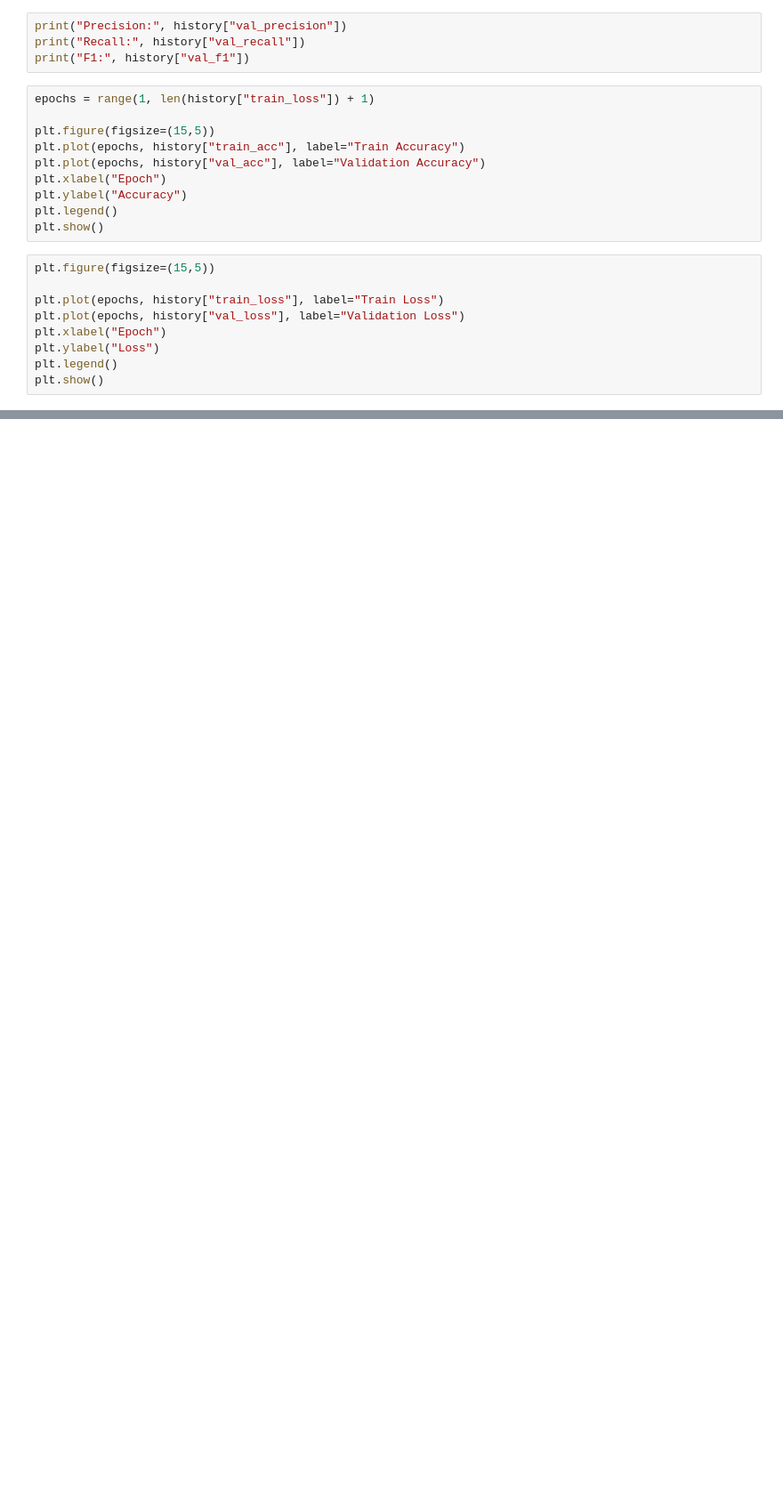
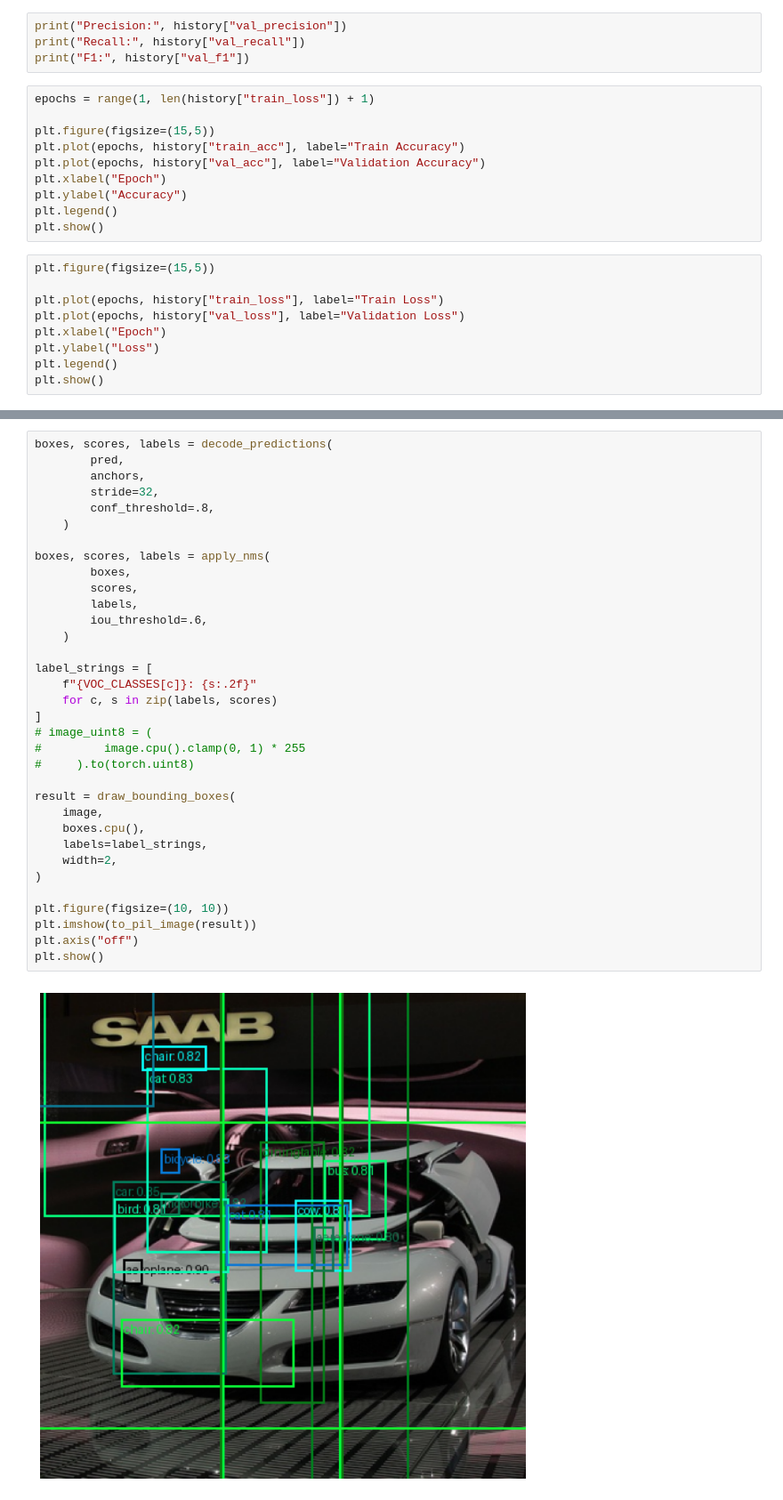
Before and after one commit to undying-monk/dl-labs, a Jupyter notebook: src/object_detection/car/car_torch.ipynb, the cells around one changed output, grey strips where cells are left out. Shown at 89% size. Drawn from its saved outputs; the diff is of its cells as text; blank space fills up the shorter version.

```diff
--- a/src/object_detection/car/car_torch.ipynb
+++ b/src/object_detection/car/car_torch.ipynb
@@ -141,0 +175,36 @@ plt.show()
+# %%
+boxes, scores, labels = decode_predictions(
+        pred,
+        anchors,
+        stride=32,
+        conf_threshold=.8,
+    )
+
+boxes, scores, labels = apply_nms(
+        boxes,
+        scores,
+        labels,
+        iou_threshold=.6,
+    )
+
+label_strings = [
+    f"{VOC_CLASSES[c]}: {s:.2f}"
+    for c, s in zip(labels, scores)
+]
+# image_uint8 = (
+#         image.cpu().clamp(0, 1) * 255
+#     ).to(torch.uint8)
+
+result = draw_bounding_boxes(
+    image,
+    boxes.cpu(),
+    labels=label_strings,
+    width=2,
+)
+
+plt.figure(figsize=(10, 10))
+plt.imshow(to_pil_image(result))
+plt.axis("off")
+plt.show()
+# %% [output]
+[figure, added]
```
Also changed, not shown: parts of 11 cells of this notebook, 7 other files.
